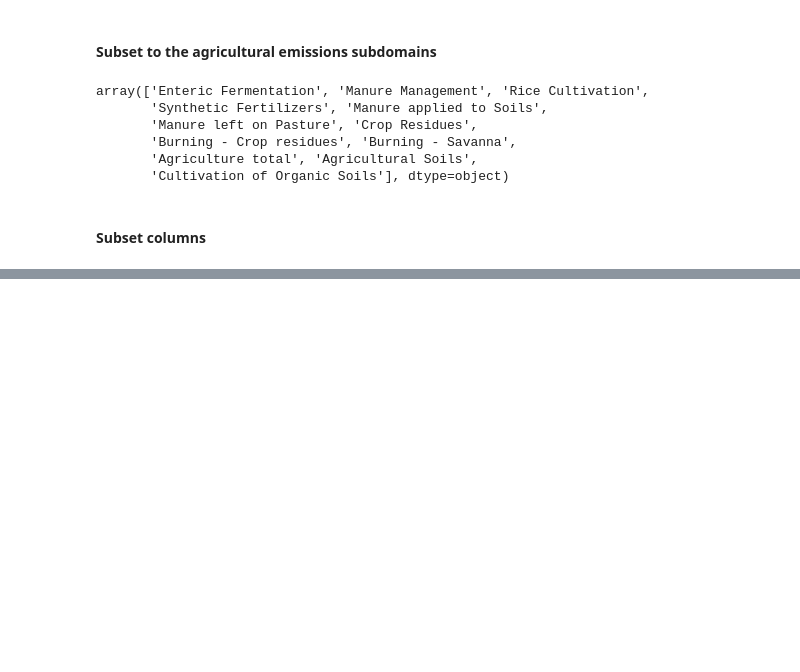
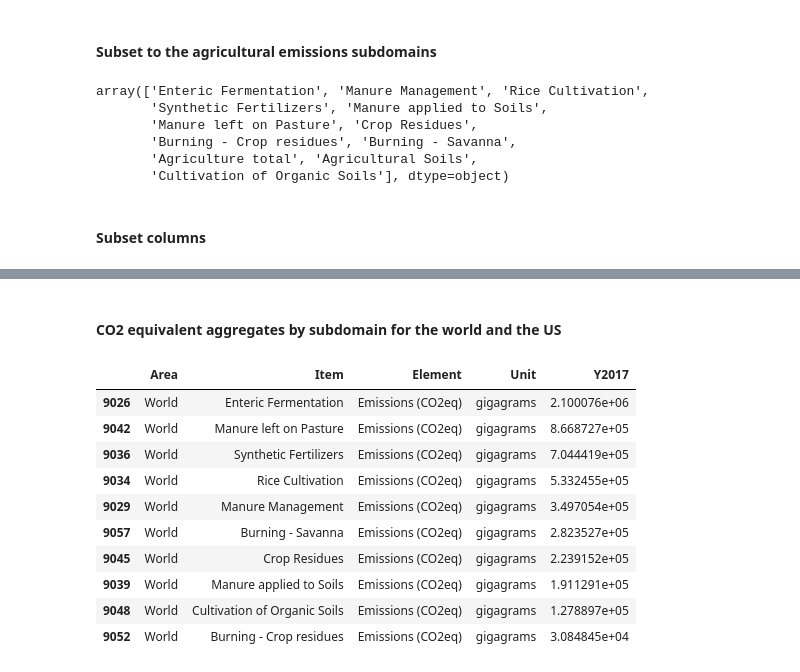
Before and after one commit to diehl/agriculture-emissions, a Jupyter notebook: notebooks/FAOSTAT-Emissions.ipynb, the cells around one changed output, grey strips where cells are left out. Cells and saved outputs as stored; diff of their text form; code cells hidden in the pictures; blank space fills up the shorter version.

```diff
--- a/notebooks/FAOSTAT-Emissions.ipynb
+++ b/notebooks/FAOSTAT-Emissions.ipynb
@@ -62 +83,17 @@ column_labels = ['Item', 'Element', 'Unit', 'Y2017']
+# %% [markdown]
+#### CO2 equivalent aggregates by subdomain for the world and the US
+# %%
+world_df[world_df['Element'] == 'Emissions (CO2eq)'].sort_values(by = 'Y2017', ascending=False)
+# %% [output]
+|  | Area | Item | Element | Unit | Y2017 |
+| 9026 | World | Enteric Fermentation | Emissions (CO2eq) | gigagrams | 2.100076e+06 |
+| 9042 | World | Manure left on Pasture | Emissions (CO2eq) | gigagrams | 8.668727e+05 |
+| 9036 | World | Synthetic Fertilizers | Emissions (CO2eq) | gigagrams | 7.044419e+05 |
+| 9034 | World | Rice Cultivation | Emissions (CO2eq) | gigagrams | 5.332455e+05 |
+| 9029 | World | Manure Management | Emissions (CO2eq) | gigagrams | 3.497054e+05 |
+| 9057 | World | Burning - Savanna | Emissions (CO2eq) | gigagrams | 2.823527e+05 |
+| 9045 | World | Crop Residues | Emissions (CO2eq) | gigagrams | 2.239152e+05 |
+| 9039 | World | Manure applied to Soils | Emissions (CO2eq) | gigagrams | 1.911291e+05 |
+| 9048 | World | Cultivation of Organic Soils | Emissions (CO2eq) | gigagrams | 1.278897e+05 |
+| 9052 | World | Burning - Crop residues | Emissions (CO2eq) | gigagrams | 3.084845e+04 |
 # %%
```
Also changed, not shown: parts of 15 cells of this notebook.
